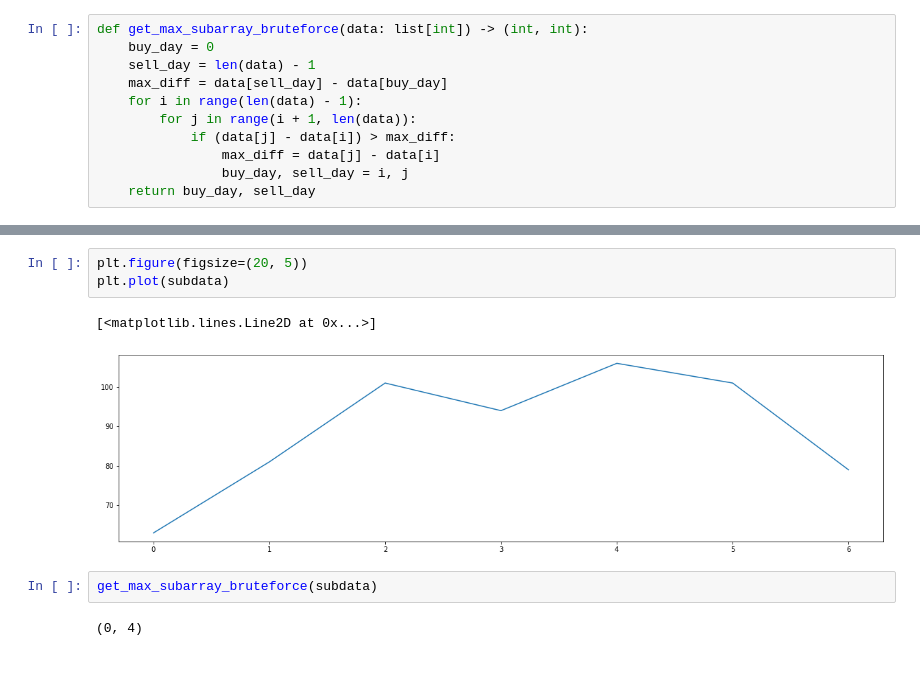
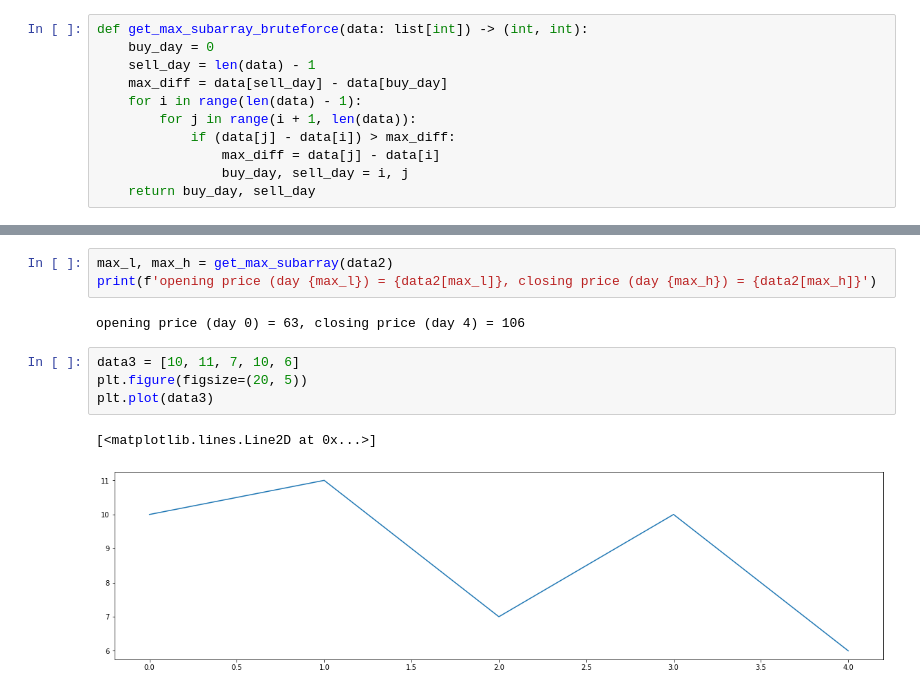
Before and after one commit to dementich/IntroductionToAlgorithms, a Jupyter notebook: 2.DivideAndConquer.ipynb, the cells around one changed output, grey strips where cells are left out. Cells and saved outputs as stored; diff of their text form; blank space fills up the shorter version.

```diff
--- a/2.DivideAndConquer.ipynb
+++ b/2.DivideAndConquer.ipynb
@@ -69,10 +109,12 @@ subdata
+# %%
+max_l, max_h = get_max_subarray(data2)
+print(f'opening price (day {max_l}) = {data2[max_l]}, closing price (day {max_h}) = {data2[max_h]}')
+# %% [output]
+opening price (day 0) = 63, closing price (day 4) = 106
 # %%
+data3 = [10, 11, 7, 10, 6]
 plt.figure(figsize=(20, 5))
-plt.plot(subdata)
+plt.plot(data3)
 # %% [output]
 [<matplotlib.lines.Line2D at 0x...>]
-[figure, old version]
+[figure, new version]
-# %%
-get_max_subarray_bruteforce(subdata)
-# %% [output]
-(0, 4)
```
Also changed, not shown: parts of 17 cells of this notebook.
